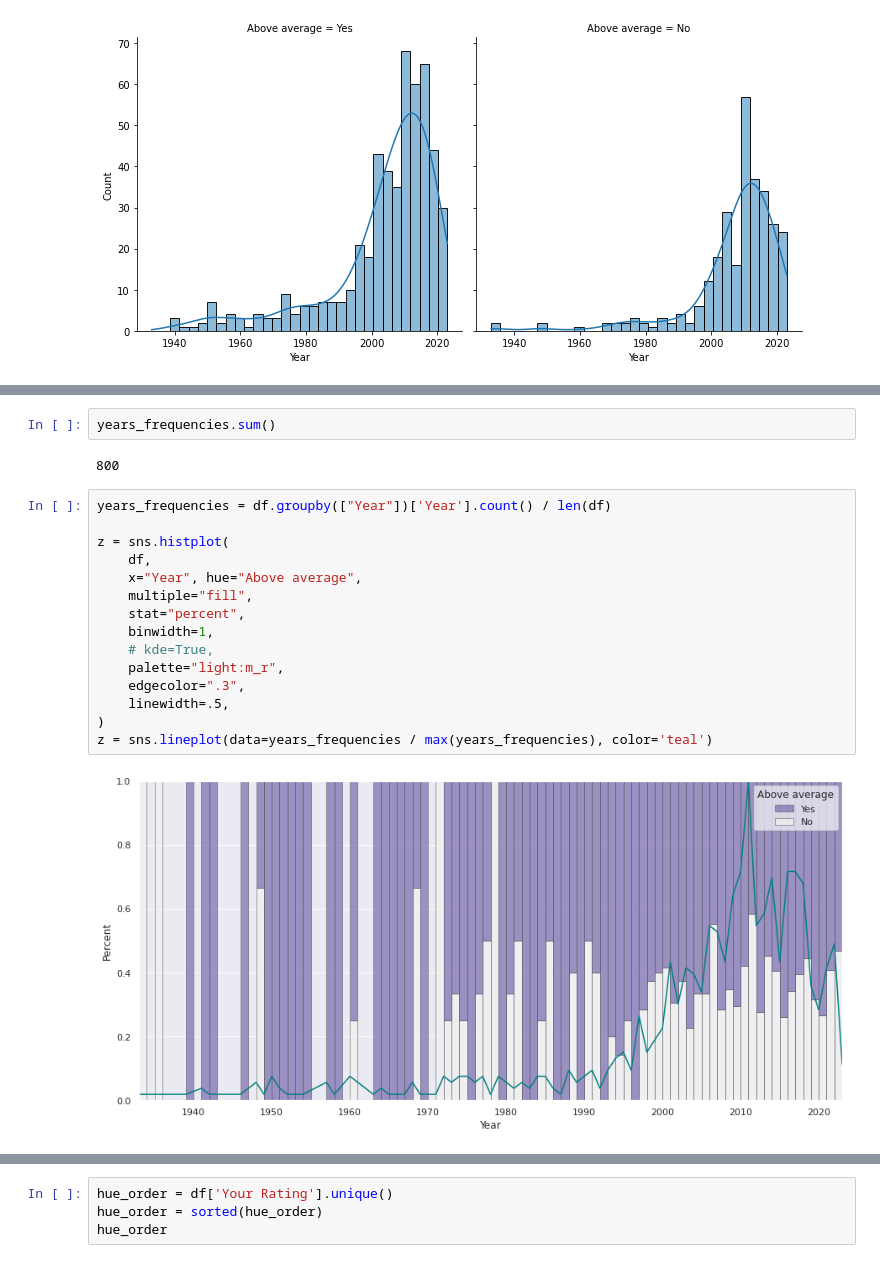
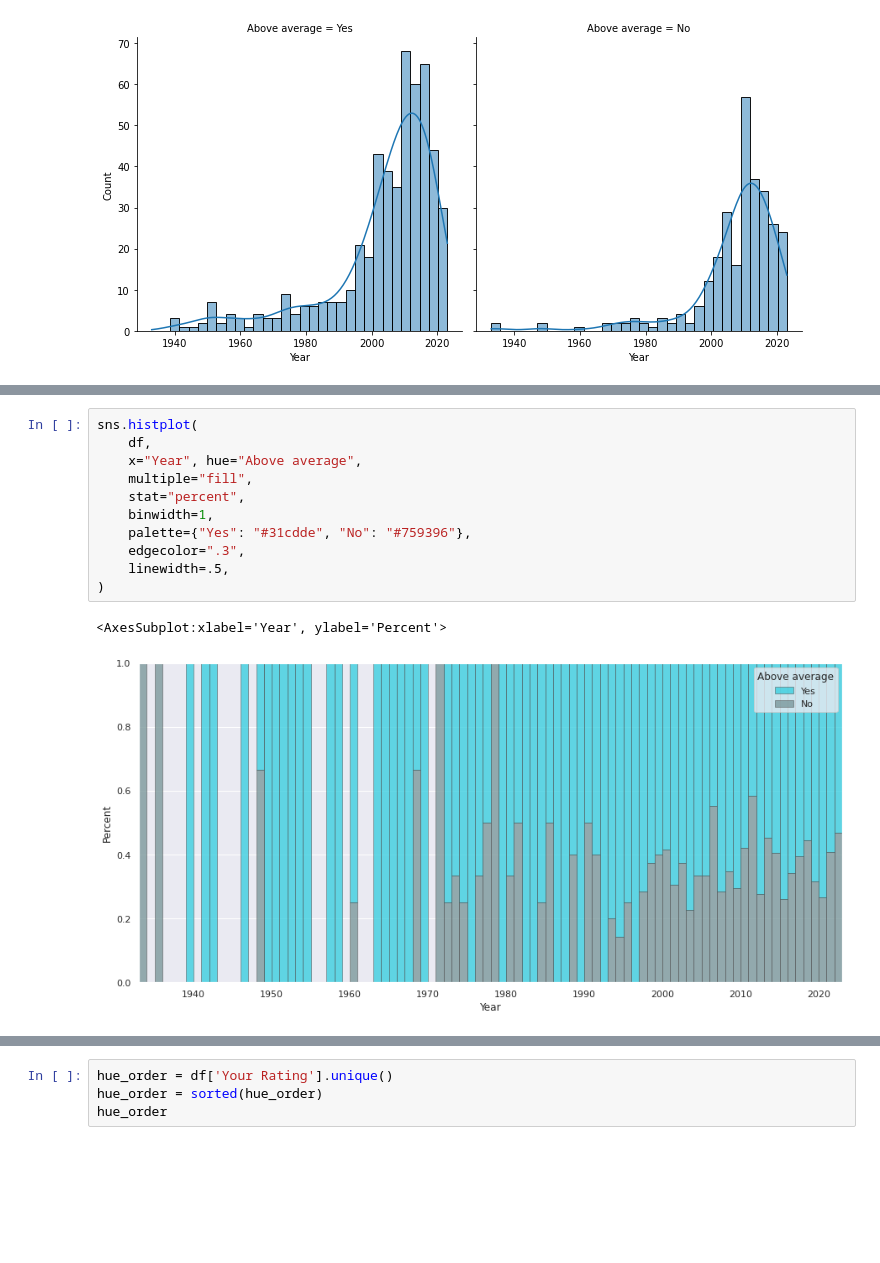
Before and after one commit to Siliam/data_science_artificial_intelligence, a Jupyter notebook: IMDB/IMDB.ipynb, the cells around one changed output, grey strips where cells are left out. Drawn from its saved outputs; the diff is of its cells as text; blank space fills up the shorter version.

```diff
--- a/IMDB/IMDB.ipynb
+++ b/IMDB/IMDB.ipynb
@@ -260,21 +224,14 @@ sns.lineplot(data=years_frequencies)
-# %%
-years_frequencies.sum()
-# %% [output]
-800
-# %%
-years_frequencies = df.groupby(["Year"])['Year'].count() / len(df)
-
-z = sns.histplot(
-    df,
-    x="Year", hue="Above average",
-    multiple="fill",
-    stat="percent",
-    binwidth=1,
-    # kde=True,
-    palette="light:m_r",
-    edgecolor=".3",
-    linewidth=.5,
-)
-z = sns.lineplot(data=years_frequencies / max(years_frequencies), color='teal')
-# %% [output]
-[figure, removed]
+# %%
+sns.histplot(
+    df,
+    x="Year", hue="Above average",
+    multiple="fill",
+    stat="percent",
+    binwidth=1,
+    palette={"Yes": "#31cdde", "No": "#759396"},
+    edgecolor=".3",
+    linewidth=.5,
+)
+# %% [output]
+<AxesSubplot:xlabel='Year', ylabel='Percent'>
+[figure, added]
```
Also changed, not shown: parts of 41 cells of this notebook.
